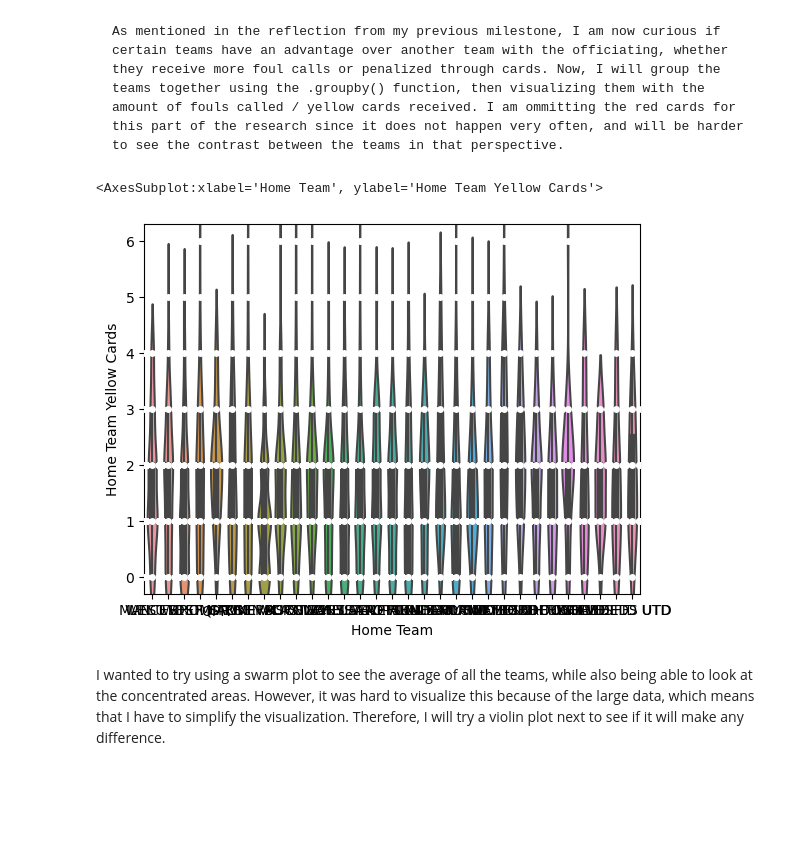
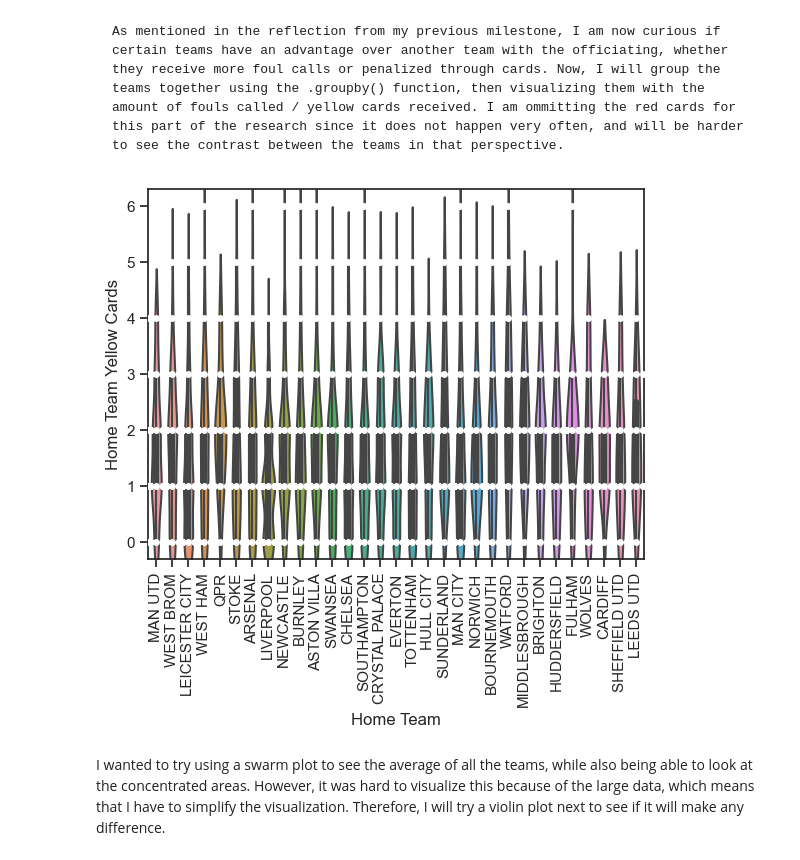
Before and after one commit to ubco-W2022T2-data301/Group14, a Jupyter notebook: analysis/analysis3.ipynb, the cells around one changed output. Saved outputs shown, nothing was run; the diff lists cells and outputs as text; code cells hidden in the pictures; blank space fills up the shorter version.

```diff
--- a/analysis/analysis3.ipynb
+++ b/analysis/analysis3.ipynb
@@ -211,9 +211,10 @@ df_subset
 # %%
 sns.violinplot(x='Home Team',y='Home Team Yellow Cards',data=df_subset)
 sns.swarmplot(x='Home Team',y='Home Team Yellow Cards',data=df_subset, color='white')
+plt.xticks(rotation=90)
+plt.show()
 # %% [output]
-<AxesSubplot:xlabel='Home Team', ylabel='Home Team Yellow Cards'>
-[figure, old version]
+[figure, new version]
 # %% [markdown]
 I wanted to try using a swarm plot to see the average of all the teams, while also being able to look at the concentrated areas. However, it was hard to visualize this because of the large data, which means that I have to simplify the visualization. Therefore, I will try a violin plot next to see if it will make any difference.
 # %%
```
Also changed, not shown: parts of 11 cells of this notebook.
